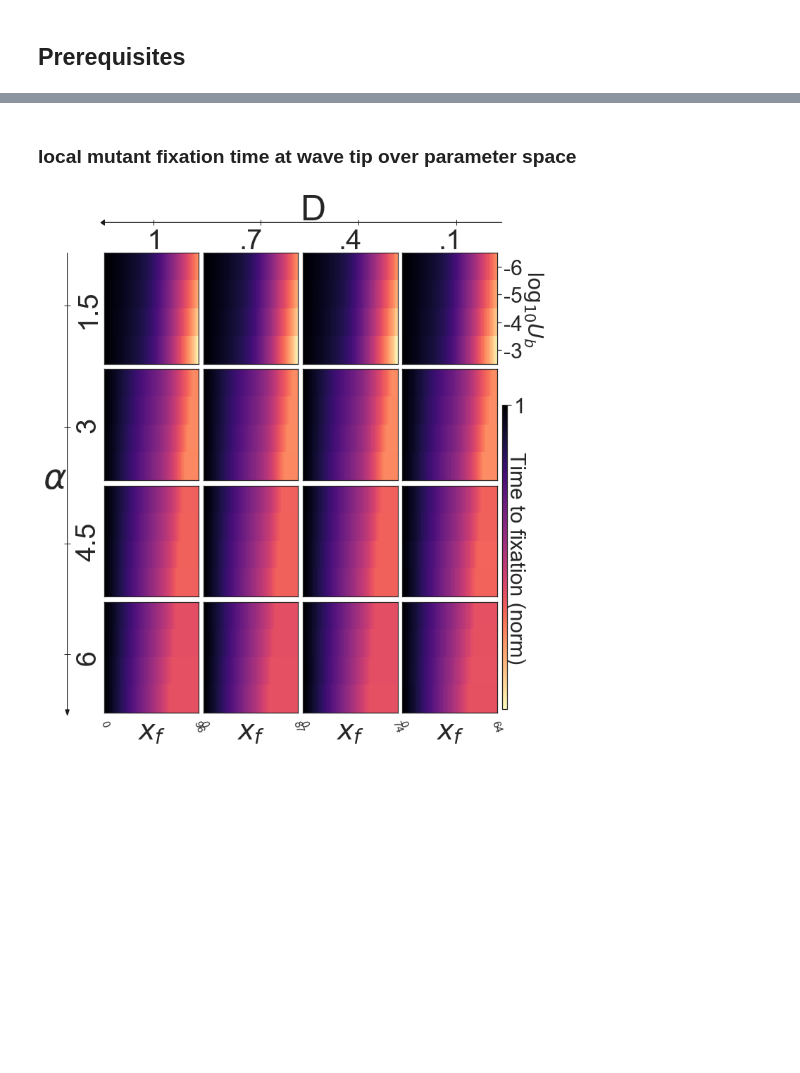
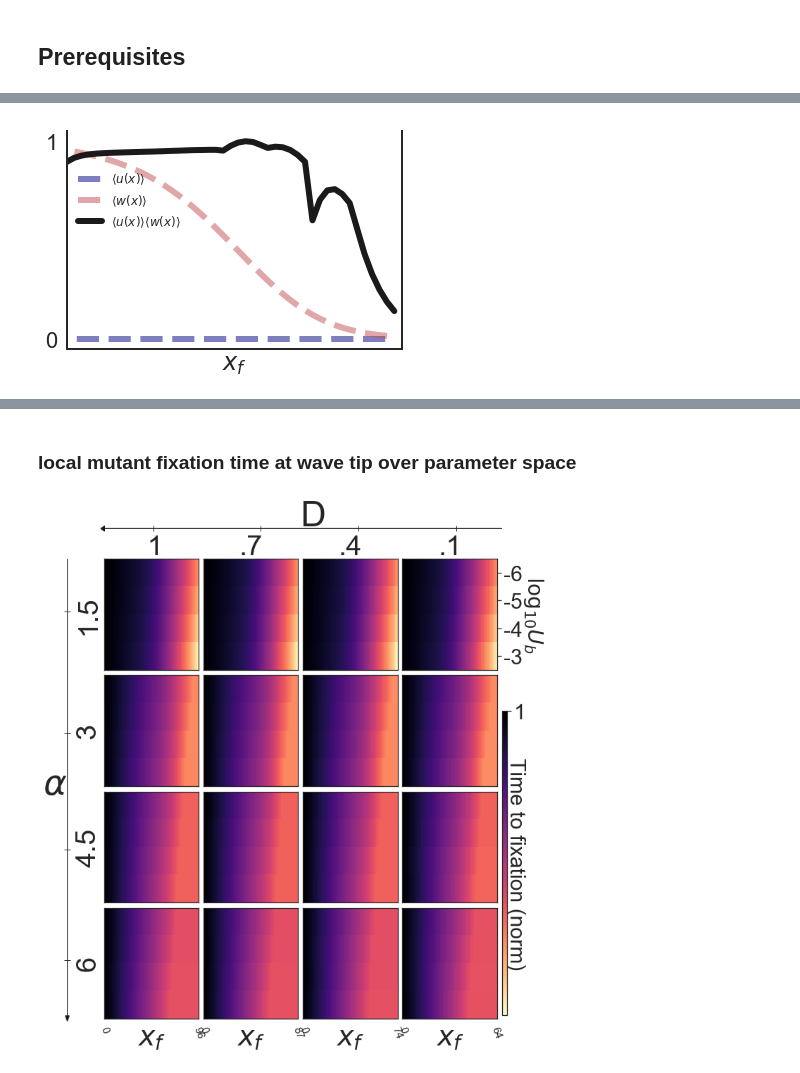
Before and after one commit to nkrishnan94/Range-Expansion-Eco-Evo-Regime, a Jupyter notebook: Range expansion shifts clonal interference patterns in evolving populations.ipynb, the cells around one changed output, grey strips where cells are left out. Drawn from its saved outputs; the diff is of its cells as text; code cells hidden in the pictures; blank space fills up the shorter version.

```diff
--- a/Range expansion shifts clonal interference patterns in evolving populations.ipynb
+++ b/Range expansion shifts clonal interference patterns in evolving populations.ipynb
@@ -376,0 +252,81 @@ ax.set_xlabel('$X$')
+# %%
+def surf_prob(y0,x,rw,rm,D,bfunc):
+    u = y0[0]  ##initial value for probability at x =0, i.e. u(x=0)
+    z = y0[1]  ##initial value for rate of change of profile w.r.t. position x , at x=0 i.e. du/dx(x=0)
+    dudx = z
+    dzdx =(-(2*((D*rw)**.5))*dudx+ u*(rm)*(1-bfunc(x))-u**2)/D
+    return [dudx,dzdx]
+
+
+def surf_prob_solve(x, b,rw,rm,D, u0,du0 ):
+    ##generate a continuous function from initial standing wave
+    bfunc = interp1d(x,b, bounds_error=False, fill_value="extrapolate")
+
+    ##find range of positions to integrate over
+    #x = np.linspace(0,len(b)-1,len(b))
+    ##integarate
+    s =odeint(surf_prob,[u0,du0],x,args = (rw,rm,D,bfunc))
+    return s
+# %%
+##box 2 figure
+fig, ax1 = plt.subplots(figsize=(6,4))
+
+#plotstyle
+sns.set(font_scale=2,font='serif')
+sns.set_style("white")
+
+##generate data
+K=100
+D=1
+
+s=.1
+
+x_init=100
+dx =1
+x = np.linspace(0,int(x_init-dx),int(x_init/dx))
+r = .1
+dx =1/ r**.5
+x = np.linspace(0,int(x_init-dx),int(x_init/dx))
+b0= 1
+db0 = --1/K
+stand = odeint(standing_wave,[b0,db0],np.arange(70),args=(1,.1))[:,0]
+L_f = np.where(stand*K<1)[0][0]
+rm=.11
+L = (2*3.141 )/( 2*((D*(rm))**.5) * (2*(rm/r -1))**.5)
+u0 = rm*np.exp(-L)
+dudx = rm*((D*(rm))**.5)*np.exp(-L)
+p_surf = surf_prob_solve(np.arange(70)[:L_f],stand[0:L_f],r,rm,D,u0, dudx)
+fix_count = p_surf[:,0][:L_f]*stand[:L_f]
+
+##plot
+ax1.plot(p_surf[:,0][:L_f]/rm*.5,lw=6,label = r'$\langle u(x) \rangle $',color= 'navy',linestyle='--',alpha=.5)
+ax1.plot(stand[:L_f],linestyle='--',lw =6, label = r'$\langle w(x) \rangle $',alpha= .5,color = 'r')
+ax1.plot((fix_count)/max(fix_count),lw=6,label = r'$\langle u(x) \rangle \langle w(x) \rangle $',color= 'k')
+
+
+#legend
+leg = ax1.legend(loc=3, prop={'size': 12},bbox_to_anchor=(0, .5))
+leg.get_frame().set_edgecolor((1,1,1,0))
+leg.get_frame().set_alpha(0)
+leg.get_frame().set_linewidth(0)
+
+#axis limits and labels
+ax1.set_xlabel('$x_f$')
+ax1.set_xlim(3,L_f)
+ax1.set_xticks([])
+ax1.set_yticks([0,1])
+ax1.set_yticklabels([0,r'1'])
+
+#spine appearance
+ax1.spines['top'].set_visible(False)
+ax1.spines['bottom'].set_linewidth(2)
+ax1.spines['left'].set_linewidth(2)
+ax1.spines['right'].set_linewidth(2)
+
+#make transpace
+ax1.patch.set_facecolor('w')
+ax1.patch.set_alpha(0)
+#plt.tight_layout()
+#plt.savefig('est_rate.pdf',facecolor=ax1.get_facecolor(), edgecolor='none' )
+# %% [output]
+[figure, added]
```
Also changed, not shown: parts of 276 cells of this notebook, 1 other file.
